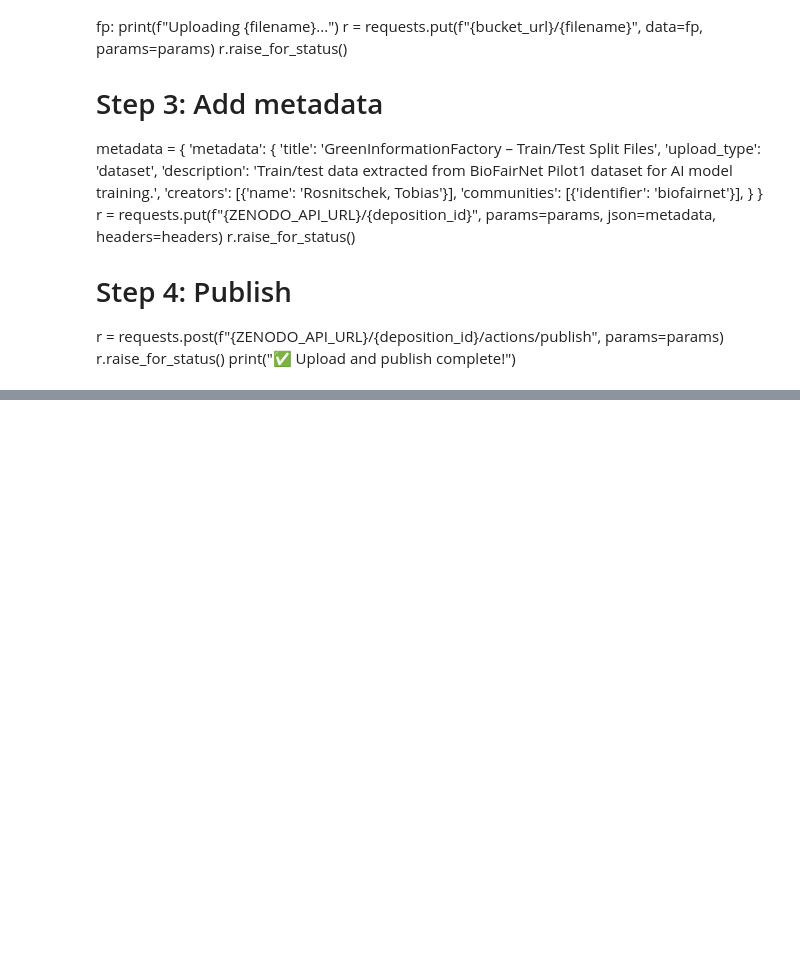
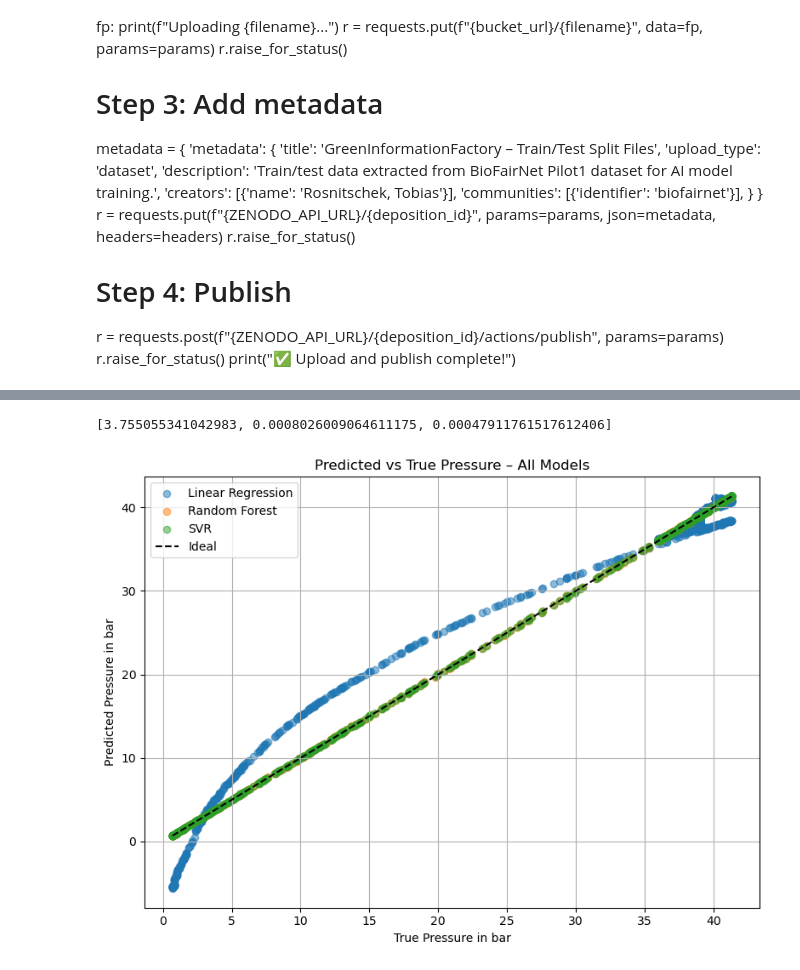
Before and after one commit to Tobi-Wan-Kenob1/GreenInformationFactory_Prototype, a Jupyter notebook: notebooks/split_and_prepare.ipynb, the cells around one changed output, grey strips where cells are left out. Cells and saved outputs as stored; diff of their text form; code cells hidden in the pictures; blank space fills up the shorter version.

```diff
--- a/notebooks/split_and_prepare.ipynb
+++ b/notebooks/split_and_prepare.ipynb
@@ -119,0 +194,13 @@ print("✅ Upload and publish complete!")
+# %%
+results = {}
+best_models = {}
+
+for name, model_info in models.items():
+    print(f'Training {name}...')
+    grid = GridSearchCV(model_info['model'],model_info['params'], cv=5, scoring='neg_root_mean_squared_error',n_jobs=-1)
+    grid.fit(X_train,y_train_final)
+    results[name] = {
+        "best_score": -grid.best_score_,
+        "best_params": grid.best_params_
+    }
+    best_models[name] = grid.best_estimator_
@@ -119,0 +239,9 @@ print("✅ Upload and publish complete!")
+# %%
+y_test_final = y_test['Pressure (bar)'].to_numpy().ravel()
+# %%
+y_test_final = y_test_final.astype(float)
+# %%
+#Predictions
+y_pred_lr = best_models['LinearRegression'].predict(X_test)
+y_pred_rf = best_models['GradientBoosting'].predict(X_test)
+y_pred_svr = best_models['RandomForest'].predict(X_test)
@@ -119,0 +261,25 @@ print("✅ Upload and publish complete!")
+# %%
+print(rmse)
+# %% [output]
+[3.755055341042983, 0.0008026009064611175, 0.00047911761517612406]
+# %%
+import matplotlib.pyplot as plt
+
+plt.figure(figsize=(8, 6))
+
+plt.scatter(y_test, y_pred_lr, label="Linear Regression", alpha=0.5)
+plt.scatter(y_test, y_pred_rf, label="Random Forest", alpha=0.5)
+plt.scatter(y_test, y_pred_svr, label="SVR", alpha=0.5)
+
+# Ideal line
+plt.plot([y_test_final.min(), y_test_final.max()], [y_test_final.min(), y_test_final.max()], 'k--', label='Ideal')
+
+plt.xlabel("True Pressure in bar")
+plt.ylabel("Predicted Pressure in bar")
+plt.title("Predicted vs True Pressure – All Models")
+plt.legend()
+plt.grid(True)
+plt.tight_layout()
+plt.show()
+# %% [output]
+[figure, added]
```
Also changed, not shown: parts of 25 cells of this notebook, 5 other files.
